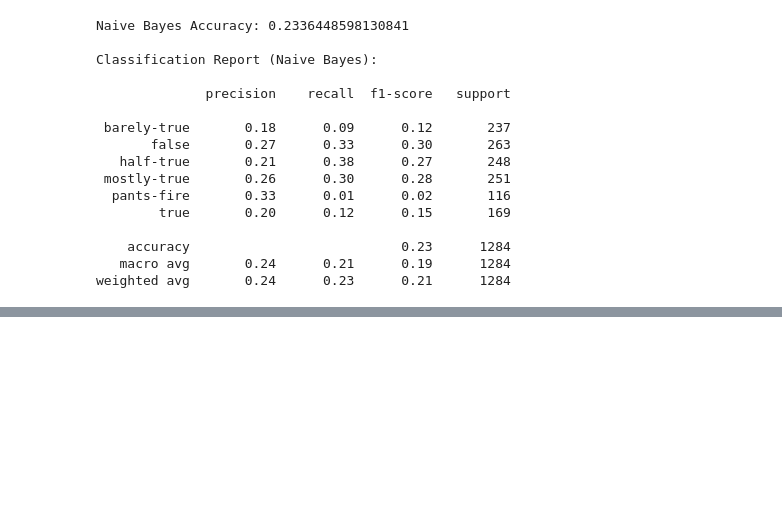
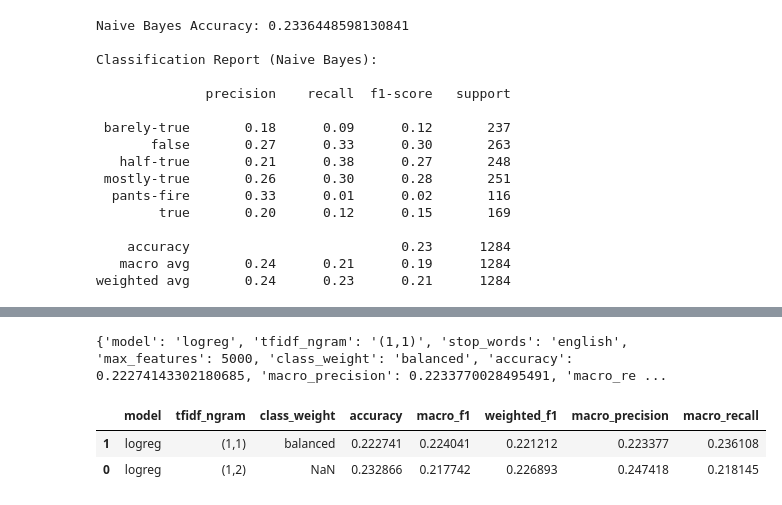
Before and after one commit to NicolasIssa1/fake-news-dissertation, a Jupyter notebook: notebooks/02_baseline_models.ipynb, the cells around one changed output, grey strips where cells are left out. Saved outputs shown, nothing was run; the diff lists cells and outputs as text; code cells hidden in the pictures; blank space fills up the shorter version.

```diff
--- a/notebooks/02_baseline_models.ipynb
+++ b/notebooks/02_baseline_models.ipynb
@@ -162,0 +234,79 @@ Saved files to: /workspaces/fake-news-dissertation/notebooks/results
+# %%
+# === Variant B: class_weight="balanced" + LogReg ===
+vectorizer_bal = TfidfVectorizer(
+    lowercase=True,
+    stop_words="english",
+    max_features=5000,
+    ngram_range=(1,1)
+)
+
+X_train_bal = vectorizer_bal.fit_transform(X_train)
+X_valid_bal = vectorizer_bal.transform(X_valid)
+
+log_reg_bal = LogisticRegression(max_iter=1000, random_state=42, class_weight="balanced")
+log_reg_bal.fit(X_train_bal, y_train)
+y_pred_bal = log_reg_bal.predict(X_valid_bal)
+
+acc = accuracy_score(y_valid, y_pred_bal)
+p_macro, r_macro, f1_macro, _ = precision_recall_fscore_support(
+    y_valid, y_pred_bal, average="macro", zero_division=0
+)
+p_w, r_w, f1_w, _ = precision_recall_fscore_support(
+    y_valid, y_pred_bal, average="weighted", zero_division=0
+)
+
+metrics_bal = {
+    "model": "logreg",
+    "tfidf_ngram": "(1,1)",
+    "stop_words": "english",
+    "max_features": 5000,
+    "class_weight": "balanced",
+    "accuracy": float(acc),
+    "macro_precision": float(p_macro),
+    "macro_recall": float(r_macro),
+    "macro_f1": float(f1_macro),
+    "weighted_f1": float(f1_w),
+}
+
+with open(RESULTS_DIR / "metrics_logreg_balanced.json", "w", encoding="utf-8") as f:
+    json.dump(metrics_bal, f, indent=2)
+
+pd.DataFrame({
+    "statement": X_valid,
+    "true_label": y_valid,
+    "pred_label": y_pred_bal
+}).to_csv(RESULTS_DIR / "preds_logreg_balanced.csv", index=False)
+
+print(metrics_bal)
+# %% [output]
+{'model': 'logreg', 'tfidf_ngram': '(1,1)', 'stop_words': 'english', 'max_features': 5000, 'class_weight': 'balanced', 'accuracy': 0.22274143302180685, 'macro_precision': 0.2233770028495491, 'macro_re ...
+# %%
+# === Week 3 deliverable: baseline_variants.csv ===
+import json
+
+def load_metrics(path):
+    with open(path, "r", encoding="utf-8") as f:
+        return json.load(f)
+
+rows = []
+for fn in [
+    "metrics_logreg_unigram.json",
+    "metrics_logreg_ngram12.json",
+    "metrics_logreg_balanced.json"
+]:
+    p = RESULTS_DIR / fn
+    if p.exists():
+        rows.append(load_metrics(p))
+
+variants_df = pd.DataFrame(rows)[[
+    "model","tfidf_ngram","class_weight",
+    "accuracy","macro_f1","weighted_f1",
+    "macro_precision","macro_recall"
+]].sort_values("macro_f1", ascending=False)
+
+variants_df.to_csv(RESULTS_DIR / "baseline_variants.csv", index=False)
+variants_df
+# %% [output]
+|  | model | tfidf_ngram | class_weight | accuracy | macro_f1 | weighted_f1 | macro_precision | macro_recall |
+| 1 | logreg | (1,1) | balanced | 0.222741 | 0.224041 | 0.221212 | 0.223377 | 0.236108 |
+| 0 | logreg | (1,2) | NaN | 0.232866 | 0.217742 | 0.226893 | 0.247418 | 0.218145 |
```
Also changed, not shown: parts of 5 cells of this notebook, 15 other files.
